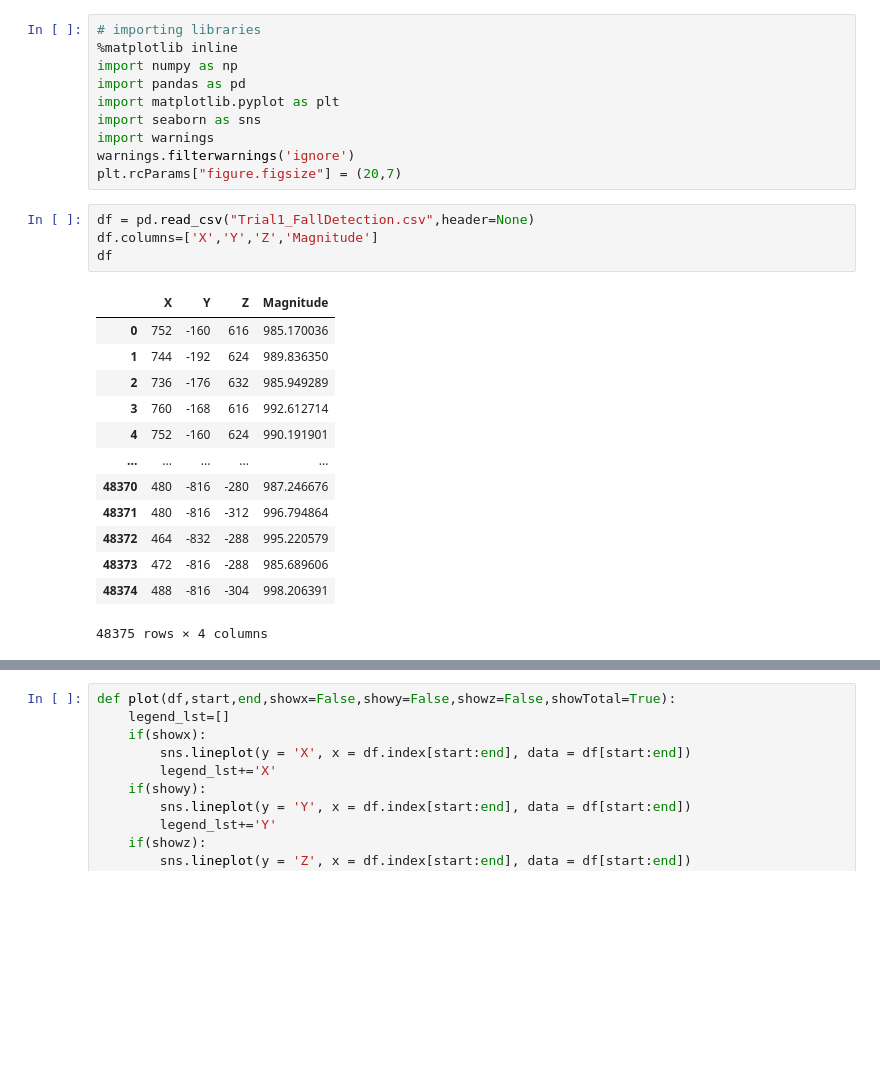
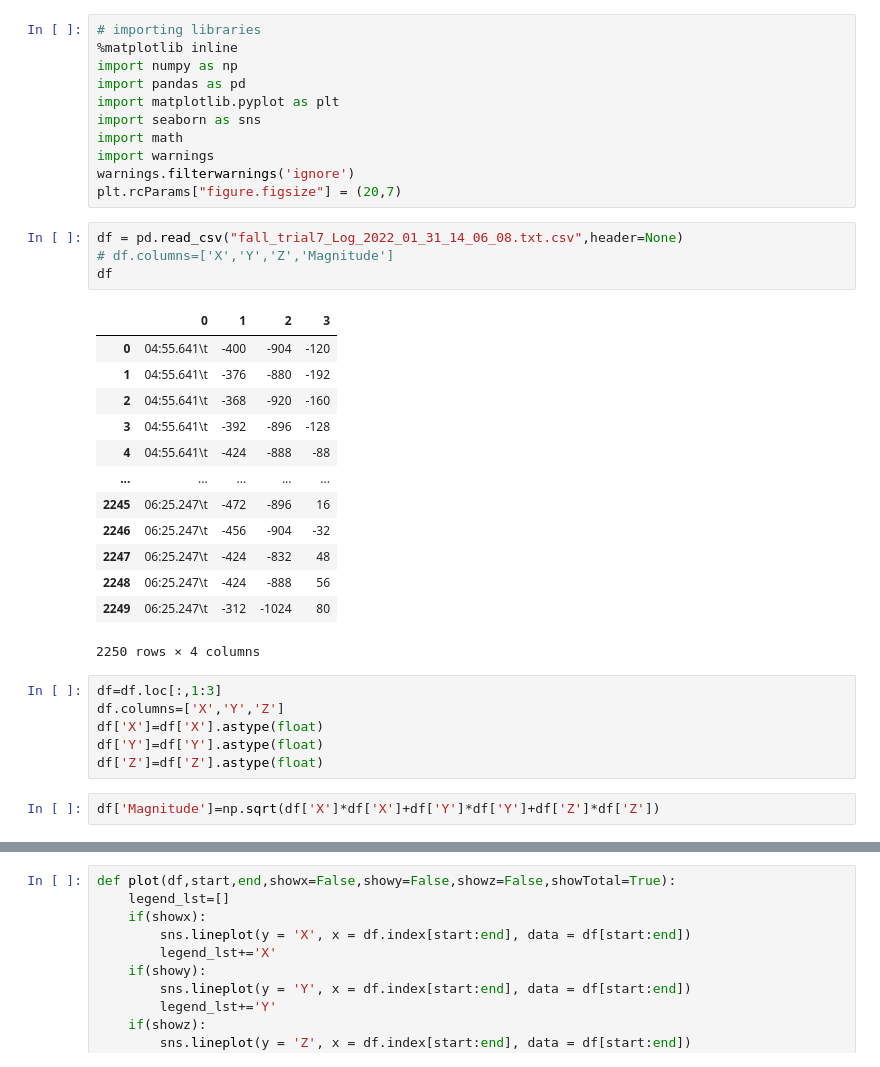
Before and after one commit to mohit-bags/Fall-Detection-using-Accelerometer, a Jupyter notebook: Fall_Detection_abstract.ipynb, the cells around one changed output, grey strips where cells are left out. Drawn from its saved outputs; the diff is of its cells as text; blank space fills up the shorter version.

```diff
--- a/Fall_Detection_abstract.ipynb
+++ b/Fall_Detection_abstract.ipynb
@@ -5,24 +5,33 @@ import numpy as np
 import pandas as pd
 import matplotlib.pyplot as plt
 import seaborn as sns
+import math
 import warnings
 warnings.filterwarnings('ignore')
 plt.rcParams["figure.figsize"] = (20,7)
 # %%
-df = pd.read_csv("Trial1_FallDetection.csv",header=None)
-df.columns=['X','Y','Z','Magnitude']
+df = pd.read_csv("fall_trial7_Log_2022_01_31_14_06_08.txt.csv",header=None)
+# df.columns=['X','Y','Z','Magnitude']
 df
 # %% [output]
-|  | X | Y | Z | Magnitude |
-| 0 | 752 | -160 | 616 | 985.170036 |
-| 1 | 744 | -192 | 624 | 989.836350 |
-| 2 | 736 | -176 | 632 | 985.949289 |
-| 3 | 760 | -168 | 616 | 992.612714 |
-| 4 | 752 | -160 | 624 | 990.191901 |
+|  | 0 | 1 | 2 | 3 |
+| 0 | 04:55.641\t | -400 | -904 | -120 |
+| 1 | 04:55.641\t | -376 | -880 | -192 |
+| 2 | 04:55.641\t | -368 | -920 | -160 |
+| 3 | 04:55.641\t | -392 | -896 | -128 |
+| 4 | 04:55.641\t | -424 | -888 | -88 |
 | ... | ... | ... | ... | ... |
-| 48370 | 480 | -816 | -280 | 987.246676 |
-| 48371 | 480 | -816 | -312 | 996.794864 |
-| 48372 | 464 | -832 | -288 | 995.220579 |
-| 48373 | 472 | -816 | -288 | 985.689606 |
-| 48374 | 488 | -816 | -304 | 998.206391 |
+| 2245 | 06:25.247\t | -472 | -896 | 16 |
+| 2246 | 06:25.247\t | -456 | -904 | -32 |
+| 2247 | 06:25.247\t | -424 | -832 | 48 |
+| 2248 | 06:25.247\t | -424 | -888 | 56 |
+| 2249 | 06:25.247\t | -312 | -1024 | 80 |
-48375 rows × 4 columns
+2250 rows × 4 columns
+# %%
+df=df.loc[:,1:3]
+df.columns=['X','Y','Z']
+df['X']=df['X'].astype(float)
+df['Y']=df['Y'].astype(float)
+df['Z']=df['Z'].astype(float)
+# %%
+df['Magnitude']=np.sqrt(df['X']*df['X']+df['Y']*df['Y']+df['Z']*df['Z'])
```
Also changed, not shown: parts of 10 cells of this notebook, 10 other files.
